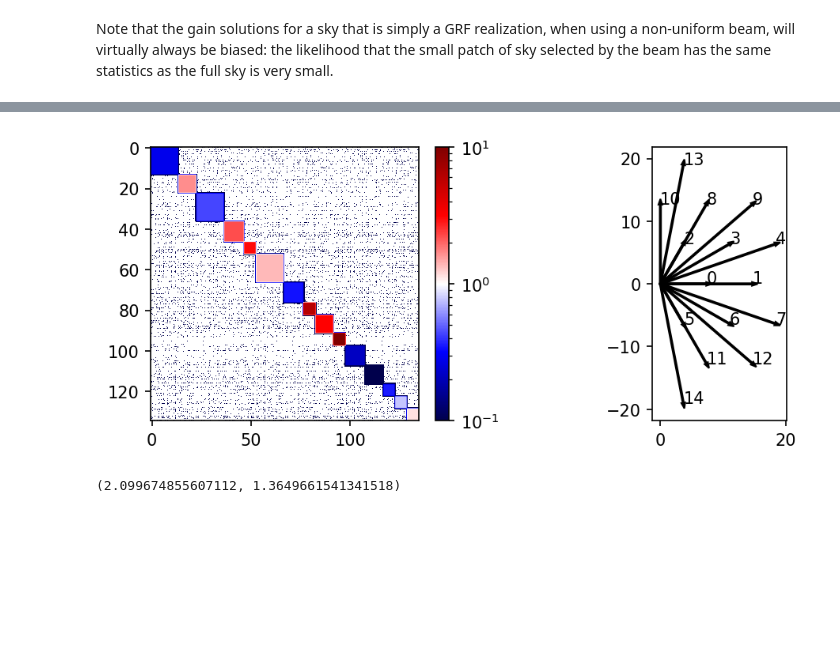
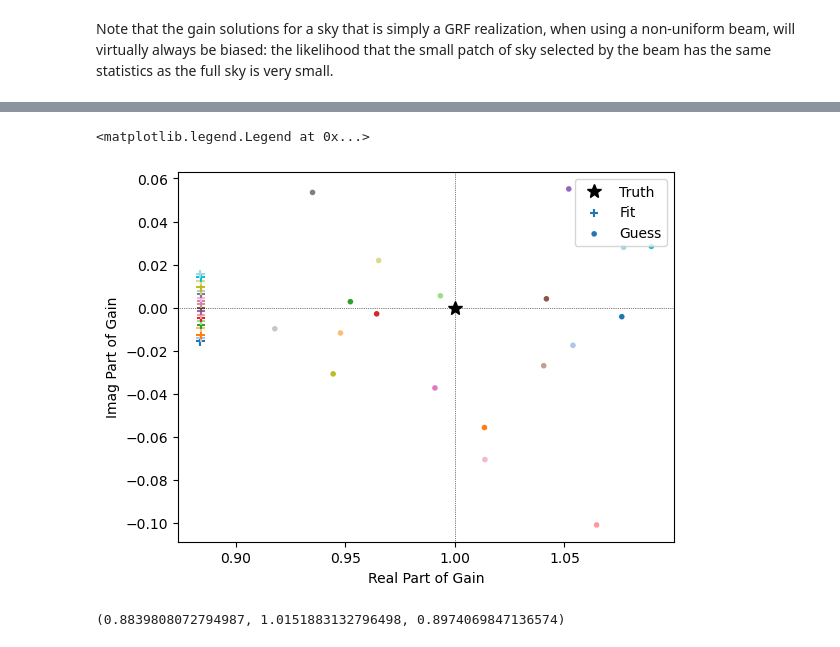
Before and after one commit to r-pascua/corrcal, a Jupyter notebook: docs/tutorials/Diffuse with NF Beam.ipynb, the cells around one changed output, grey strips where cells are left out. Saved outputs shown, nothing was run; the diff lists cells and outputs as text; code cells hidden in the pictures; blank space fills up the shorter version.

```diff
--- a/docs/tutorials/Diffuse with NF Beam.ipynb
+++ b/docs/tutorials/Diffuse with NF Beam.ipynb
@@ -381,7 +415,7 @@ def grad_nll(gains, cov, data, scale=1, phs_norm_fac=1):
 # %%
 cov = Cov(
     noise=noise,
-    diff_mat=diff_mat/rescaling,
+    diff_mat=diff_mat,
     src_mat=np.zeros((ant_1_array.size,1), dtype=complex),
     gains=split_gains,
     edges=edges,
@@ -451,23 +472,29 @@ healpy.graticule(dpar=10)
-# %%
-dc = np.outer(data, data.conj())
-mc = diff_mat @ diff_mat.T.conj()
-ratio = mc / dc
-fig, axes = plt.subplots(nrows=1, ncols=2, figsize=(8,3), dpi=150)
-cax = axes[0].imshow(
-    np.abs(ratio), aspect='auto', norm=plt.cm.colors.LogNorm(vmax=10, vmin=0.1), cmap='seismic'
-)
-fig.colorbar(cax, ax=axes[0], pad=0.05)
-for i, grp in enumerate(edges[:-1]):
-    u,v,w = uvws[grp]
-    sx = np.sign(u)
-    sy = np.sign(v)
-    dx = 0.1
-    axes[1].arrow(0,0,u,v,color='k',width=0.2)
-    axes[1].text(u+sx*dx,v+sy*dx,i)
-axes[1].set_aspect("equal")
-# %% [output]
-[figure, removed]
-# %%
-np.mean(np.abs(fit)**4), np.mean(np.abs(ratio[ratio!=0]))
-# %% [output]
-(2.099674855607112, 1.3649661541341518)
+# %%
+cm = plt.cm.tab20
+plt.plot(1, 0, marker='*', lw=0, markersize=10, color='k', label="Truth")
+plt.scatter(fit.real, fit.imag, c=np.arange(n_ants), cmap=cm, marker='+', label="Fit")
+plt.scatter(split_gains[::2], split_gains[1::2], marker='.', cmap=cm, c=np.arange(n_ants), label="Guess")
+plt.axhline(0, ls=':', color='k', lw=0.5)
+plt.axvline(1, ls=':', color='k', lw=0.5)
+plt.xlabel("Real Part of Gain")
+plt.ylabel("Imag Part of Gain")
+plt.legend()
+# %% [output]
+<matplotlib.legend.Legend at 0x...>
+[figure, added]
+# %%
+zenith = np.array(
+    [
+        np.cos(lat) * np.cos(lst),
+        np.cos(lat) * np.sin(lst),
+        np.sin(lat),
+    ]
+)
+disc_size = 7.5 * units.deg.to("rad")
+overhead = healpy.query_disc(n_side, zenith, disc_size)
+full_sky_var = np.var(stokes[0,0])
+overhead_var = np.var(stokes[0,0,overhead])
+scaling = full_sky_var / overhead_var
+fit.real.mean(), scaling, fit.real.mean()*scaling
+# %% [output]
+(0.8839808072794987, 1.0151883132796498, 0.8974069847136574)
```
Also changed, not shown: parts of 16 cells of this notebook, 2 other files.
